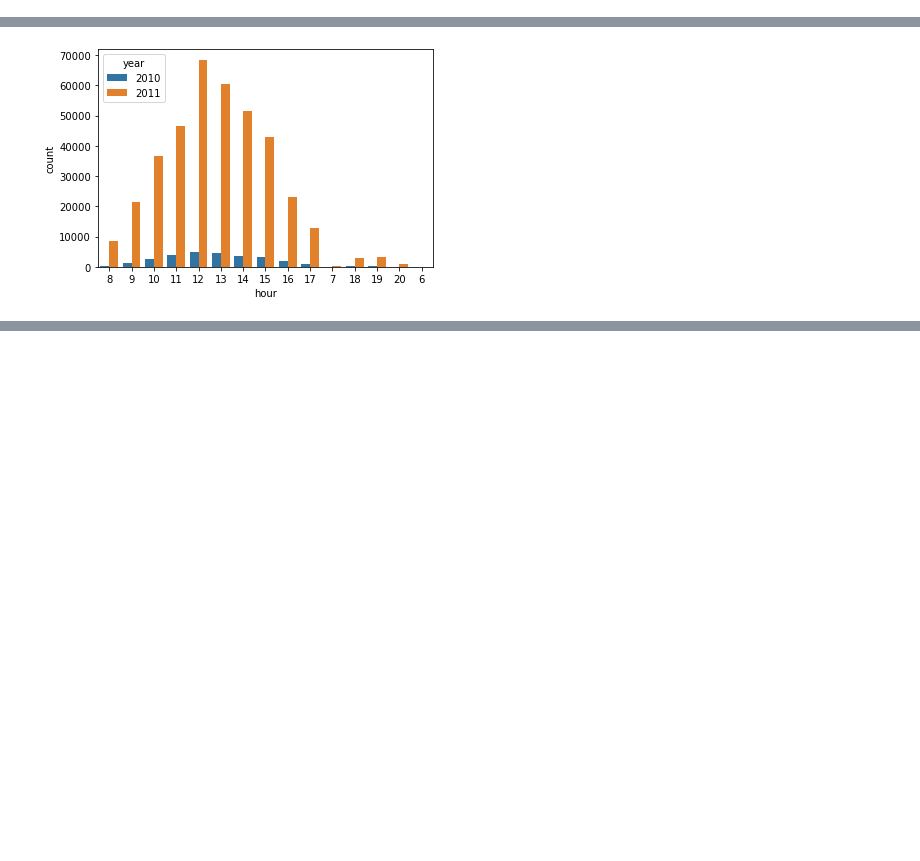
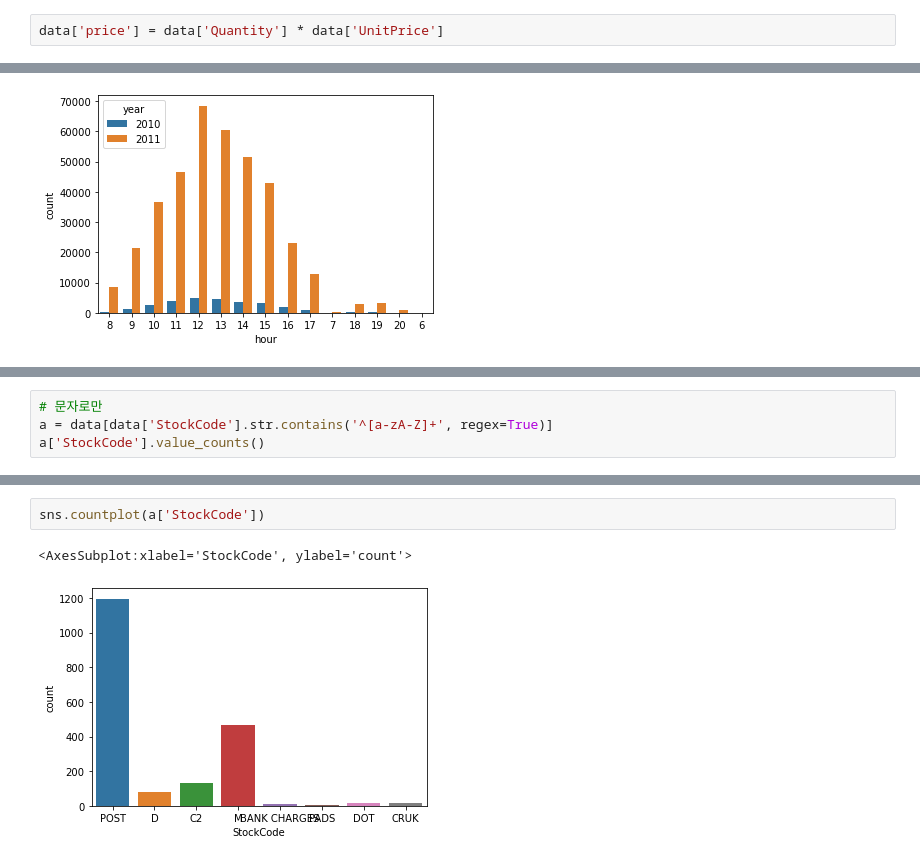
Before and after one commit to solyourock/growth, a Jupyter notebook: marketing.ipynb, the cells around one changed output, grey strips where cells are left out. Saved outputs shown, nothing was run; the diff lists cells and outputs as text; blank space fills up the shorter version.

```diff
--- a/marketing.ipynb
+++ b/marketing.ipynb
@@ -55,4 +65,6 @@ data['day'] = data['date'].apply(lambda x : x.day)
 data['weekday'] = data['date'].apply(lambda x : x.day_name())
+# %%
+data['price'] = data['Quantity'] * data['UnitPrice']
 # %%
 sns.countplot(x=data['month'], hue=data['year'])
 plt.show();
@@ -80,0 +163,4 @@ sns.countplot(x=data['hour'], hue=data['year'])
+# %%
+# 문자로만
+a = data[data['StockCode'].str.contains('^[a-zA-Z]+', regex=True)]
+a['StockCode'].value_counts()
@@ -80,0 +190,5 @@ sns.countplot(x=data['hour'], hue=data['year'])
+# %%
+sns.countplot(a['StockCode'])
+# %% [output]
+<AxesSubplot:xlabel='StockCode', ylabel='count'>
+[figure, added]
```
Also changed, not shown: parts of 17 cells of this notebook.
